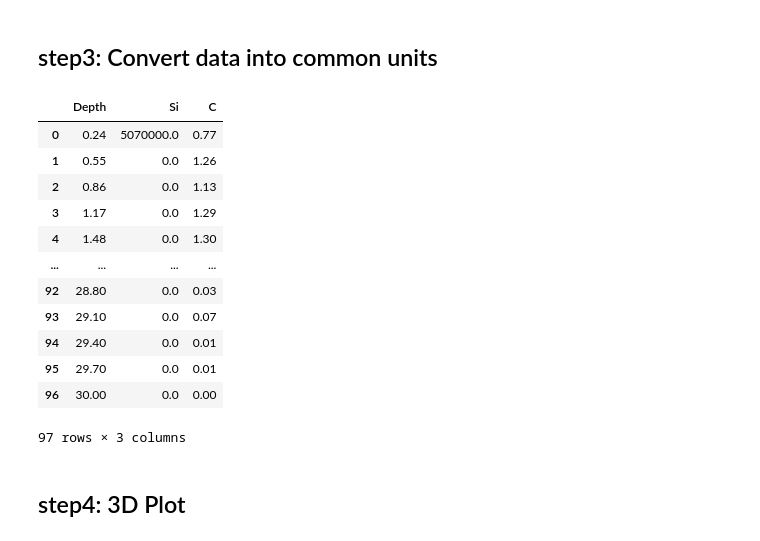
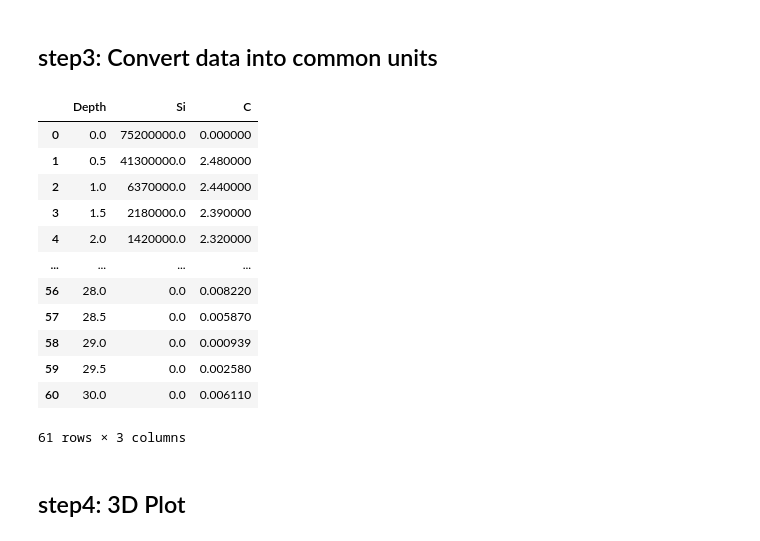
Before and after one commit to ahserhan/SiO2-SiV, a Jupyter notebook: 30keV SiO2/nmPlot3D.ipynb, the cells around one changed output. Drawn from its saved outputs; the diff is of its cells as text; code cells hidden in the pictures.

```diff
--- a/30keV SiO2/nmPlot3D.ipynb
+++ b/30keV SiO2/nmPlot3D.ipynb
@@ -23,22 +23,22 @@ data20nm = pd.read_csv('data20nm.csv')
 data50nm = pd.read_csv('data50nm.csv')
 # %% [markdown]
 ## step3: Convert data into common units
-# %%
-data1nm
-# %% [output]
-|  | Depth | Si | C |
-| 0 | 0.24 | 5070000.0 | 0.77 |
-| 1 | 0.55 | 0.0 | 1.26 |
-| 2 | 0.86 | 0.0 | 1.13 |
-| 3 | 1.17 | 0.0 | 1.29 |
-| 4 | 1.48 | 0.0 | 1.30 |
-| ... | ... | ... | ... |
-| 92 | 28.80 | 0.0 | 0.03 |
-| 93 | 29.10 | 0.0 | 0.07 |
-| 94 | 29.40 | 0.0 | 0.01 |
-| 95 | 29.70 | 0.0 | 0.01 |
-| 96 | 30.00 | 0.0 | 0.00 |
-97 rows × 3 columns
+# %%
+data10nm
+# %% [output]
+|  | Depth | Si | C |
+| 0 | 0.0 | 75200000.0 | 0.000000 |
+| 1 | 0.5 | 41300000.0 | 2.480000 |
+| 2 | 1.0 | 6370000.0 | 2.440000 |
+| 3 | 1.5 | 2180000.0 | 2.390000 |
+| 4 | 2.0 | 1420000.0 | 2.320000 |
+| ... | ... | ... | ... |
+| 56 | 28.0 | 0.0 | 0.008220 |
+| 57 | 28.5 | 0.0 | 0.005870 |
+| 58 | 29.0 | 0.0 | 0.000939 |
+| 59 | 29.5 | 0.0 | 0.002580 |
+| 60 | 30.0 | 0.0 | 0.006110 |
+61 rows × 3 columns
 # %% [markdown]
 ## step4: 3D Plot
 # %% [markdown]
```
Also changed, not shown: parts of 5 cells of this notebook.
